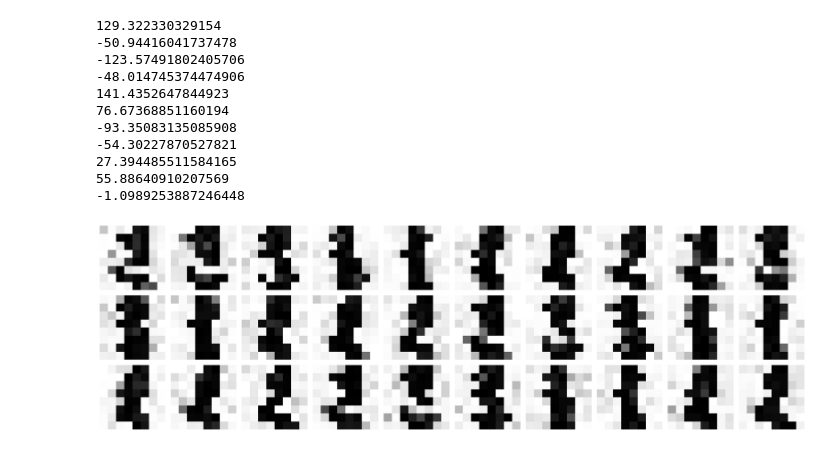
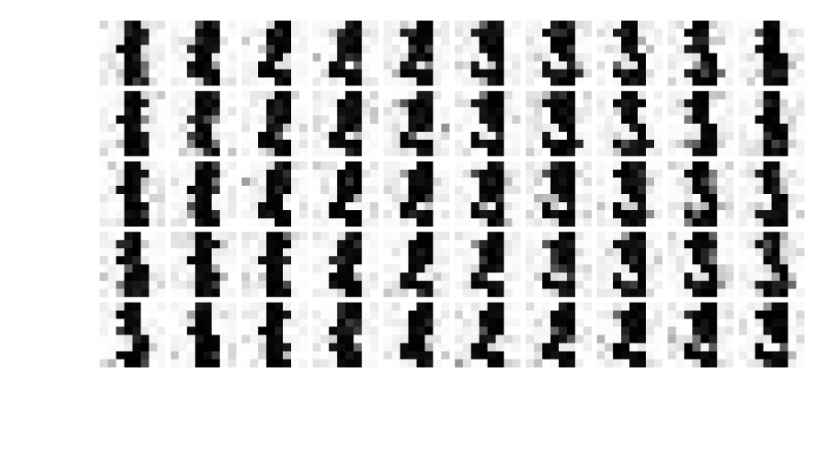
Before and after one commit to pni-lab/fep-attractor-network, a Jupyter notebook: 05-simulation-digits-continuous-sequence.ipynb, the cells around one changed output. Cells and saved outputs as stored; diff of their text form; code cells hidden in the pictures; blank space fills up the shorter version.

Commit message:
new figures added

```diff
--- a/05-simulation-digits-continuous-sequence.ipynb
+++ b/05-simulation-digits-continuous-sequence.ipynb
@@ -197,5 +148,0 @@ acts, err = continous_inference_and_learning(nw, np.zeros(data.shape[1]), coef_n
-# %%
-for i in range(Q.shape[0]):
-    for j, node in enumerate(nw.sigmas):
-        node.activation = Q[i, j]
-    print(nw.energy())
@@ -214,5 +148,0 @@ for i in range(Q.shape[0]):
-# %%
-for i in range(10):
-    for j, node in enumerate(nw.sigmas):
-        node.activation = acts[i][j]
-    print(nw.energy())
@@ -230,6 +148,0 @@ for i in range(10):
-# %%
-for i in range(Q.shape[0]):
-    permuted_indices = np.random.permutation(Q.shape[1])
-    for j, node in enumerate(nw.sigmas):
-        node.activation = Q[i, permuted_indices[j]]
-    print(nw.energy())
@@ -248,28 +149,11 @@ for i in range(Q.shape[0]):
-# %%
-for i in range(Q.shape[0]):
-    for j, node in enumerate(nw.sigmas):
-        node.activation = np.random.uniform(-1, 1)
-    print(nw.energy())
-# %% [output]
-129.322330329154
--50.94416041737478
--123.57491802405706
--48.014745374474906
-141.4352647844923
-76.67368851160194
--93.35083135085908
--54.30227870527821
-27.394485511584165
-55.88640910207569
--1.0989253887246448
 # %%
-fig, axes = plt.subplots(3, 10, figsize=(20, 6))
+fig, axes = plt.subplots(5, 10, figsize=(20, 10))
 axes = axes.flatten()
 for i, ax in enumerate(axes):
-    sns.heatmap(np.array(np.array(acts[i+3])).reshape(8,8), cmap="gray", ax=ax, cbar=False)
+    sns.heatmap(np.array(acts[i+10]).reshape(8,8), cmap="gray_r", ax=ax, cbar=False)
     ax.set_xticks([])
     ax.set_yticks([])
 plt.tight_layout()
 plt.show()
 # %% [output]
-[figure, old version]
+[figure, new version]
```
Also changed, not shown: parts of 25 cells of this notebook, 6 other files.
